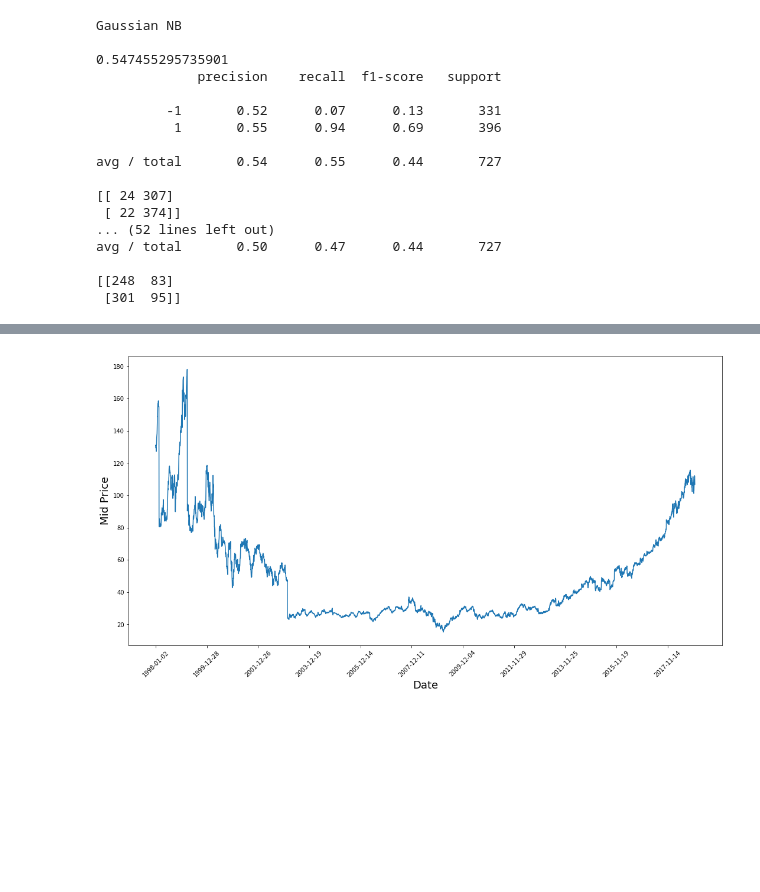
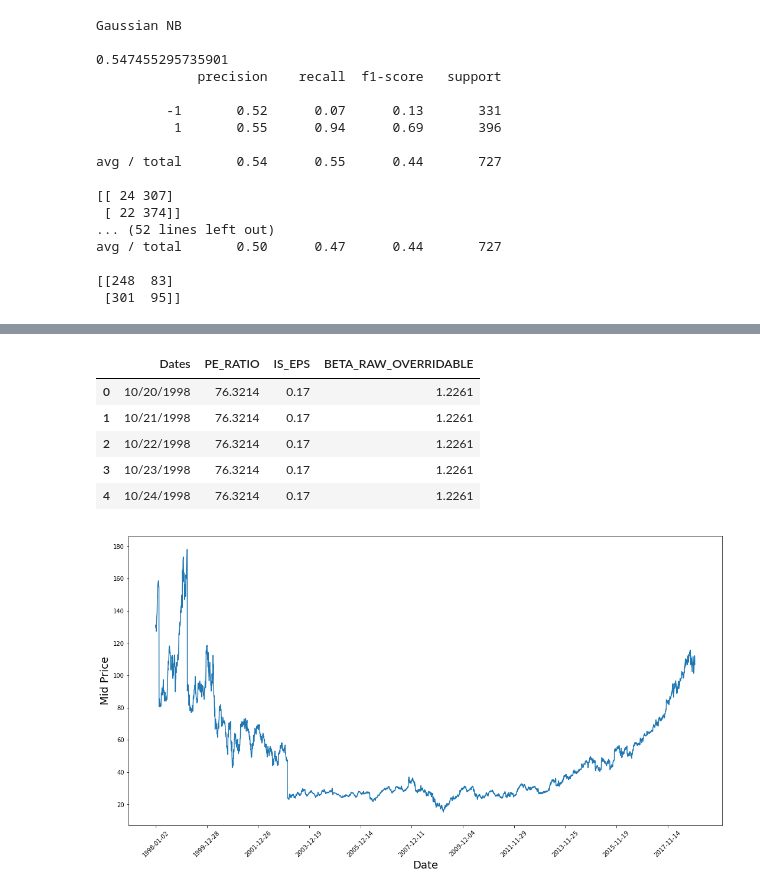
Before and after one commit to jzhaojieh/LSTM-sock, a Jupyter notebook: Prediction.ipynb, the cells around one changed output, grey strips where cells are left out. Cells and saved outputs as stored; diff of their text form; code cells hidden in the pictures; blank space fills up the shorter version.

```diff
--- a/Prediction.ipynb
+++ b/Prediction.ipynb
@@ -268,3 +275,12 @@ Data saved to : stock_market_data-MSFT.csv
+# %%
+msft.head()
+# %% [output]
+|  | Dates | PE_RATIO | IS_EPS | BETA_RAW_OVERRIDABLE |
+| 0 | 10/20/1998 | 76.3214 | 0.17 | 1.2261 |
+| 1 | 10/21/1998 | 76.3214 | 0.17 | 1.2261 |
+| 2 | 10/22/1998 | 76.3214 | 0.17 | 1.2261 |
+| 3 | 10/23/1998 | 76.3214 | 0.17 | 1.2261 |
+| 4 | 10/24/1998 | 76.3214 | 0.17 | 1.2261 |
 # %%
 plt.figure(figsize = (18,9))
 plt.plot(range(df.shape[0]),(df['Low']+df['High'])/2.0)
```
Also changed, not shown: parts of 27 cells of this notebook.
